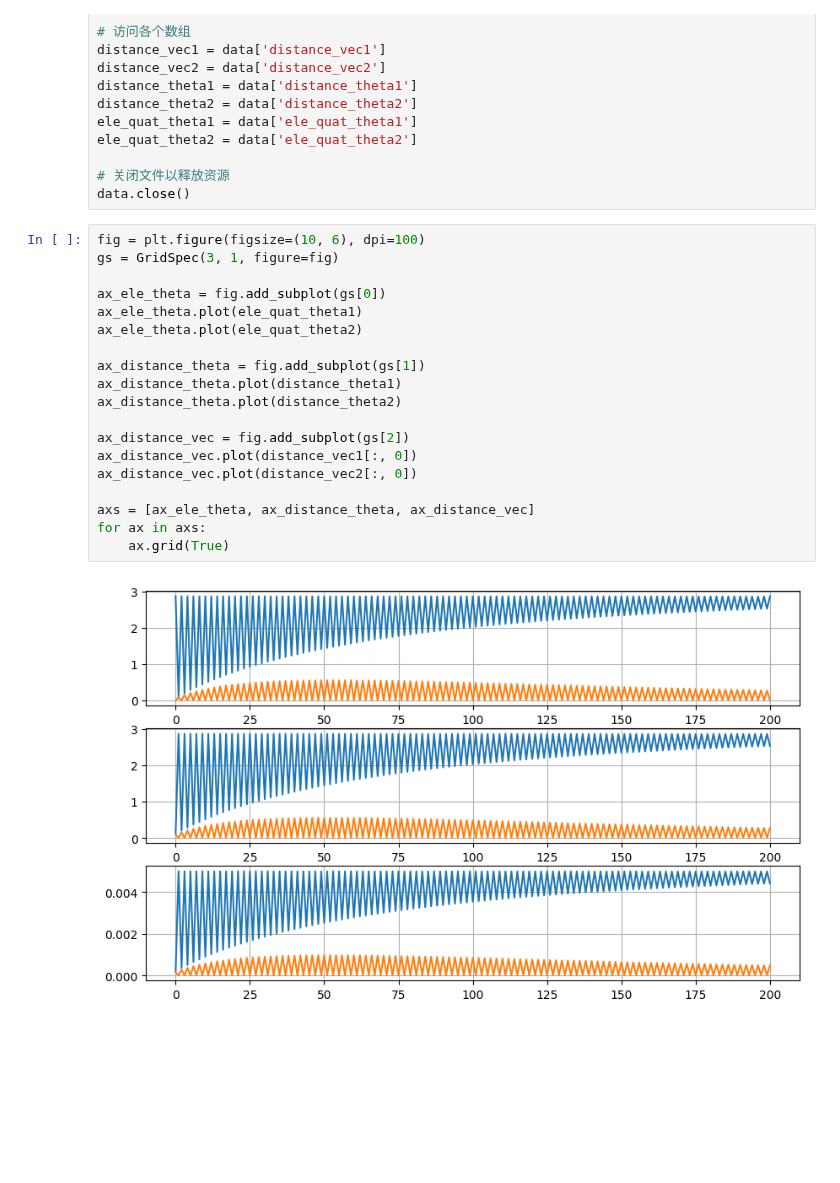
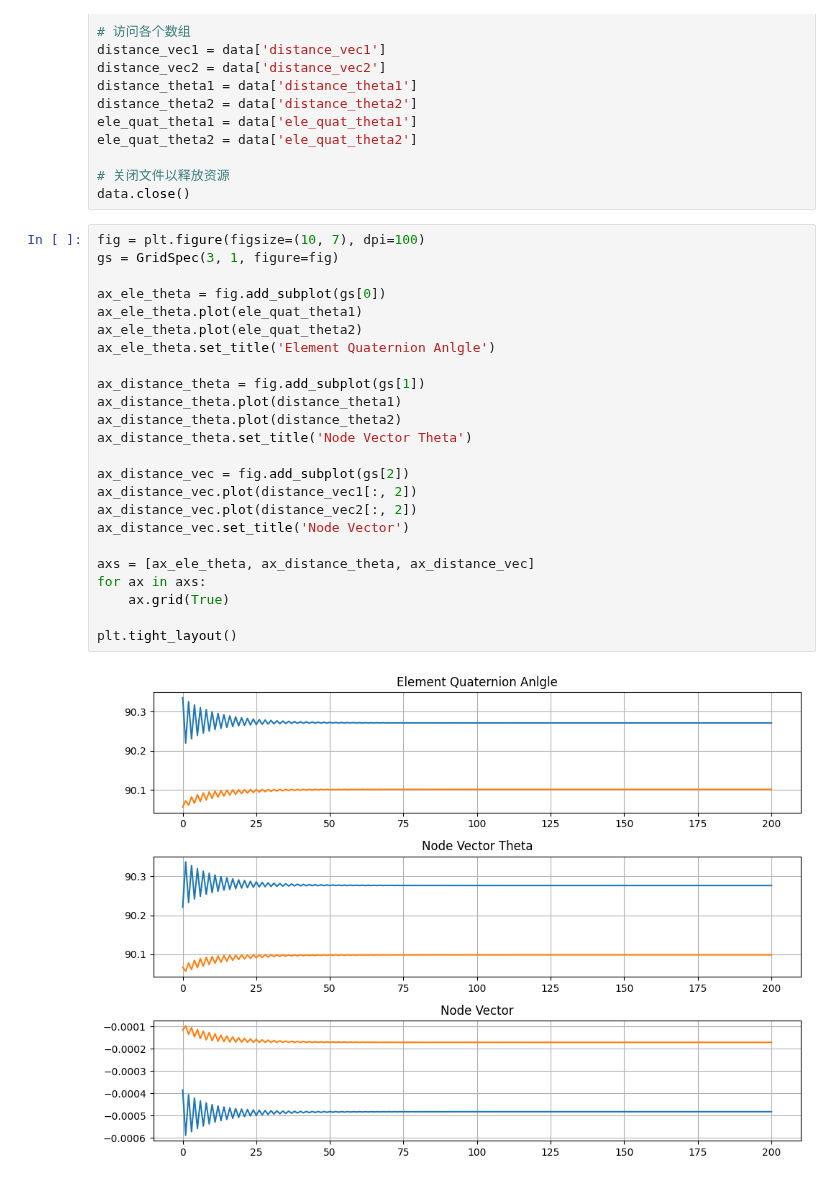
Before and after one commit to yang-si-hang/paper-2023, a Jupyter notebook: Test branch/PD/TestCoeerateLocalSolver.ipynb, the cells around one changed output. Cells and saved outputs as stored; diff of their text form; blank space fills up the shorter version.

```diff
--- a/Test branch/PD/TestCoeerateLocalSolver.ipynb
+++ b/Test branch/PD/TestCoeerateLocalSolver.ipynb
@@ -20,23 +20,28 @@ ele_quat_theta2 = data['ele_quat_theta2']
 # 关闭文件以释放资源
 data.close()
 # %%
-fig = plt.figure(figsize=(10, 6), dpi=100)
+fig = plt.figure(figsize=(10, 7), dpi=100)
 gs = GridSpec(3, 1, figure=fig)
 
 ax_ele_theta = fig.add_subplot(gs[0])
 ax_ele_theta.plot(ele_quat_theta1)
 ax_ele_theta.plot(ele_quat_theta2)
+ax_ele_theta.set_title('Element Quaternion Anlgle')
 
 ax_distance_theta = fig.add_subplot(gs[1])
 ax_distance_theta.plot(distance_theta1)
 ax_distance_theta.plot(distance_theta2)
+ax_distance_theta.set_title('Node Vector Theta')
 
 ax_distance_vec = fig.add_subplot(gs[2])
-ax_distance_vec.plot(distance_vec1[:, 0])
-ax_distance_vec.plot(distance_vec2[:, 0])
+ax_distance_vec.plot(distance_vec1[:, 2])
+ax_distance_vec.plot(distance_vec2[:, 2])
+ax_distance_vec.set_title('Node Vector')
 
 axs = [ax_ele_theta, ax_distance_theta, ax_distance_vec]
 for ax in axs:
     ax.grid(True)
+
+plt.tight_layout()
 # %% [output]
-[figure, old version]
+[figure, new version]
```
Also changed, not shown: 1 other file.
